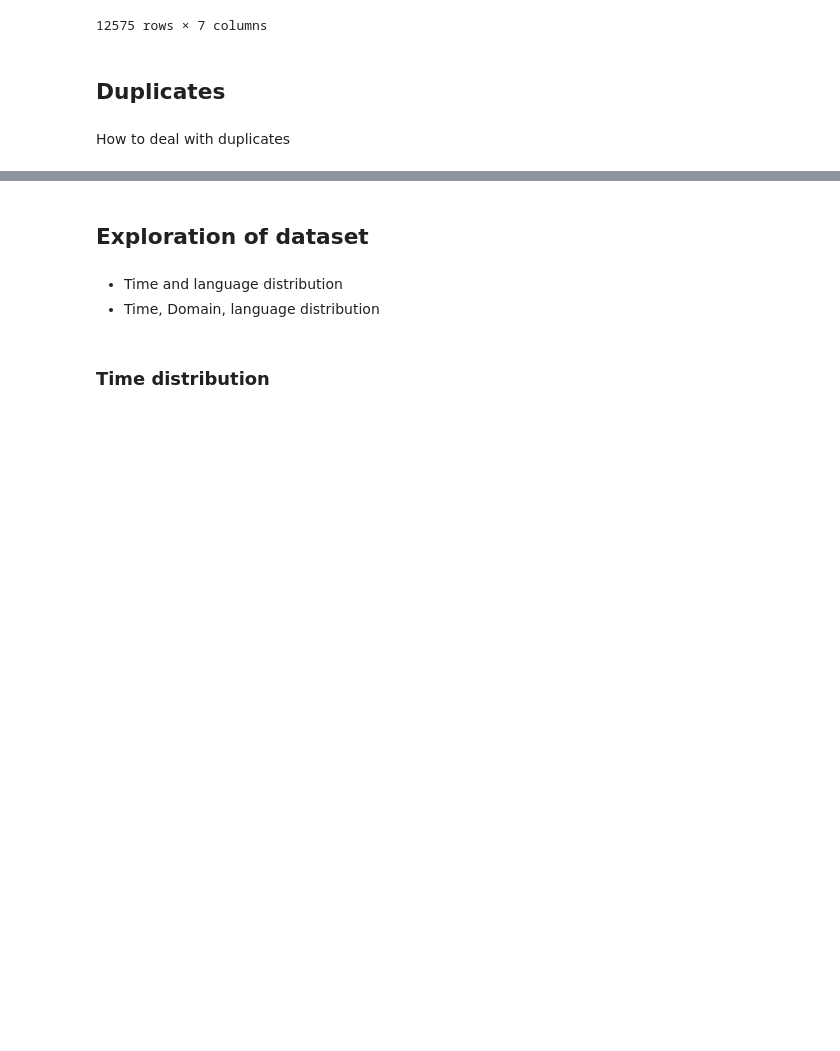
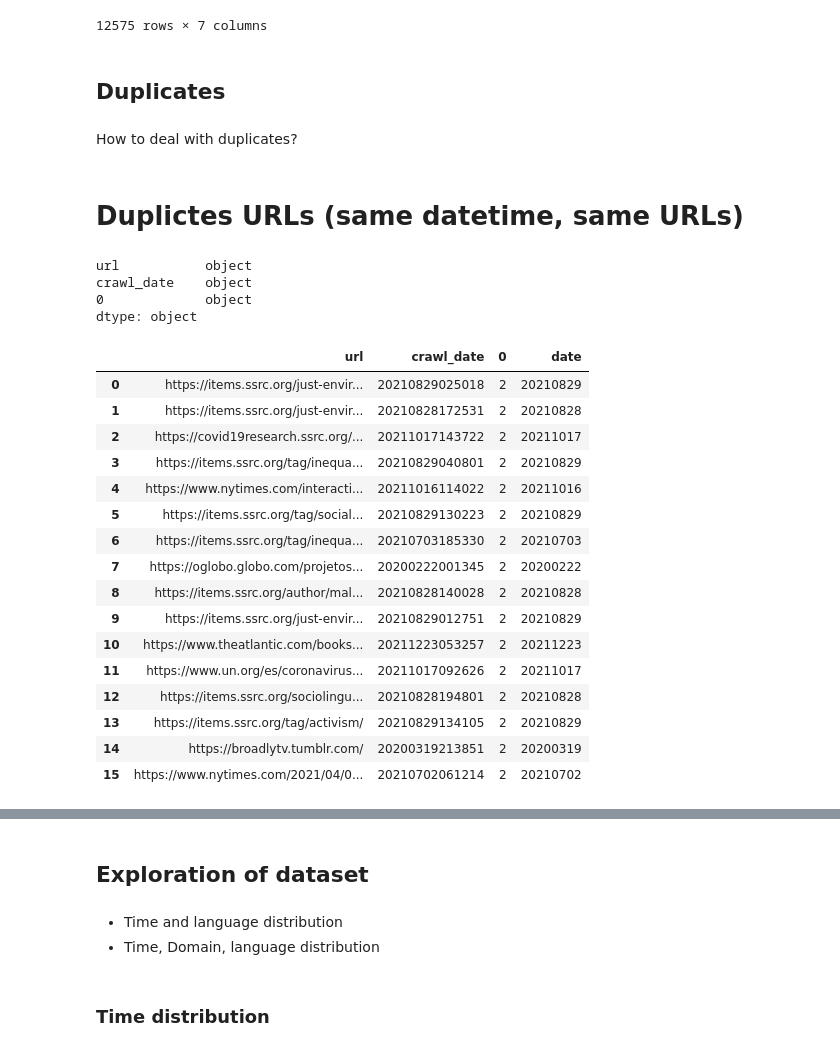
Before and after one commit to inactinique/awac2, a Jupyter notebook: frederic/feminism/feminism.ipynb, the cells around one changed output, grey strips where cells are left out. Cells and saved outputs as stored; diff of their text form; code cells hidden in the pictures; blank space fills up the shorter version.

```diff
--- a/frederic/feminism/feminism.ipynb
+++ b/frederic/feminism/feminism.ipynb
@@ -33,5 +33,46 @@ web_pages
 12575 rows × 7 columns
 # %% [markdown]
 ## Duplicates
+# %% [markdown]
+How to deal with duplicates?
 # %% [markdown]
-How to deal with duplicates
+# Duplictes URLs (same datetime, same URLs)
+# %%
+# We create with pivot table the file that will interest us. We focus on URLs
+web_pages_count_byDomain = web_pages.groupby(['url','crawl_date']).size()
+web_pages_count_byDomain = web_pages_count_byDomain.sort_values(ascending=False)
+web_pages_count_byDomain.to_csv('generated/web_pages_count_byDomain.csv')
+web_pages_count_byDomain = pd.read_csv('generated/web_pages_count_byDomain.csv', dtype = {'url':object,'crawl_date':str,'0':object})
+web_pages_count_byDomain.dtypes
+# %% [output]
+url           object
+crawl_date    object
+0             object
+dtype: object
+# %%
+#we split the column
+web_pages_count_byDomain['date']=web_pages_count_byDomain['crawl_date'].str.slice(stop=8)
+
+#We retain only those where the 0 (number of tume it's crawled) == 2
+mask=web_pages_count_byDomain['0']=='2'
+
+web_pages_topURL = web_pages_count_byDomain[mask]
+web_pages_topURL
+# %% [output]
+|  | url | crawl_date | 0 | date |
+| 0 | https://items.ssrc.org/just-envir... | 20210829025018 | 2 | 20210829 |
+| 1 | https://items.ssrc.org/just-envir... | 20210828172531 | 2 | 20210828 |
+| 2 | https://covid19research.ssrc.org/... | 20211017143722 | 2 | 20211017 |
+| 3 | https://items.ssrc.org/tag/inequa... | 20210829040801 | 2 | 20210829 |
+| 4 | https://www.nytimes.com/interacti... | 20211016114022 | 2 | 20211016 |
+| 5 | https://items.ssrc.org/tag/social... | 20210829130223 | 2 | 20210829 |
+| 6 | https://items.ssrc.org/tag/inequa... | 20210703185330 | 2 | 20210703 |
+| 7 | https://oglobo.globo.com/projetos... | 20200222001345 | 2 | 20200222 |
+| 8 | https://items.ssrc.org/author/mal... | 20210828140028 | 2 | 20210828 |
+| 9 | https://items.ssrc.org/just-envir... | 20210829012751 | 2 | 20210829 |
+| 10 | https://www.theatlantic.com/books... | 20211223053257 | 2 | 20211223 |
+| 11 | https://www.un.org/es/coronavirus... | 20211017092626 | 2 | 20211017 |
+| 12 | https://items.ssrc.org/sociolingu... | 20210828194801 | 2 | 20210828 |
+| 13 | https://items.ssrc.org/tag/activism/ | 20210829134105 | 2 | 20210829 |
+| 14 | https://broadlytv.tumblr.com/ | 20200319213851 | 2 | 20200319 |
+| 15 | https://www.nytimes.com/2021/04/0... | 20210702061214 | 2 | 20210702 |
```
Also changed, not shown: parts of 18 cells of this notebook, 2 other files.
